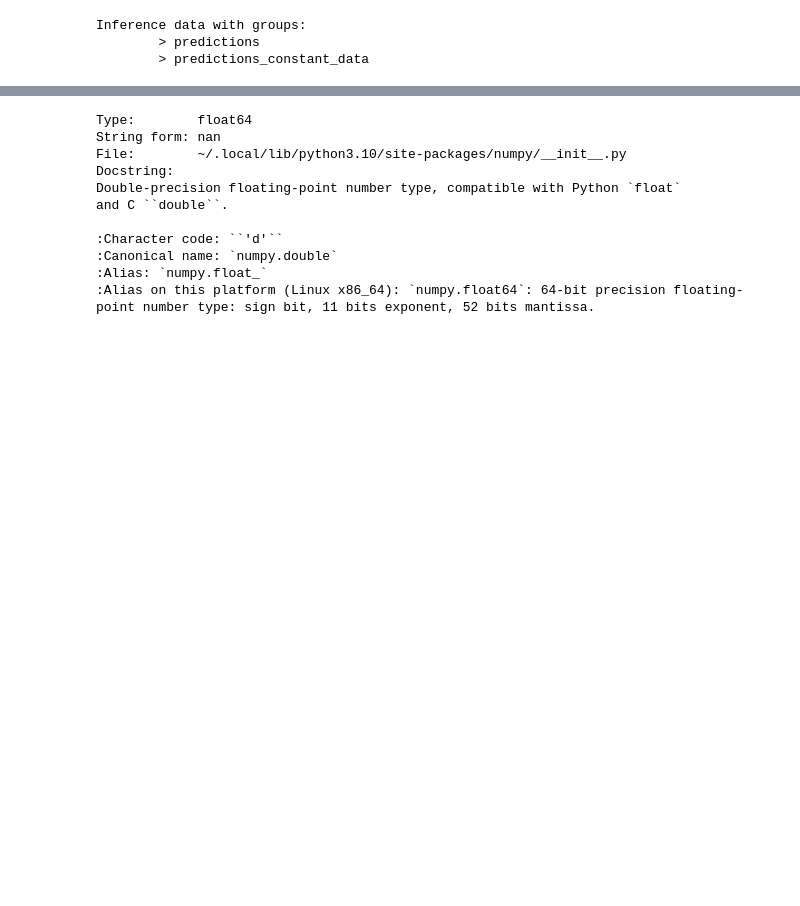
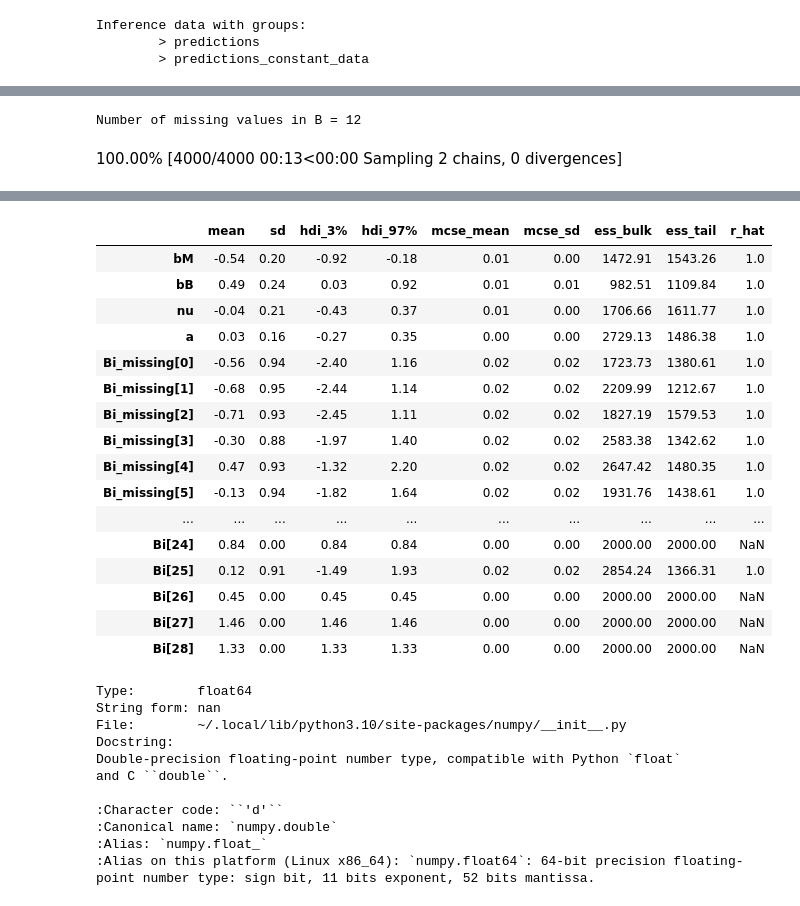
Before and after one commit to guyyos/tusha, a Jupyter notebook: notebooks/test3.ipynb, the cells around one changed output, grey strips where cells are left out. Drawn from its saved outputs; the diff is of its cells as text; code cells hidden in the pictures; blank space fills up the shorter version.

```diff
--- a/notebooks/test3.ipynb
+++ b/notebooks/test3.ipynb
@@ -193,14 +210,17 @@ with model:
     a1 = pm.Normal(f'a1', mu=0, sigma=1)
     b1 = pm.Normal(f'b1', mu=0, sigma=1)
     mu1 = pm.Deterministic(f'mu_adult', a1+b1*my_vars[f'age_d'])
-    adult = pm.Normal('adult', mu=mu1, sigma=5, observed=my_vars[f'adult_d'])
+
+    sigma_B = pm.Exponential("sigma_B", 1)
+
+    adult = pm.Normal('adult', mu=mu1, sigma=sigma_B, observed=my_vars[f'adult_d'])
 
     a2 = pm.Normal(f'a2', mu=0, sigma=1)
     b21 = pm.Normal(f'b21', mu=0, sigma=1)
     b22 = pm.Normal(f'b22', mu=0, sigma=1)
     mu2 = pm.Deterministic(f'mu_{target}', a2+b21*my_vars[f'age_d']+b22*my_vars[f'adult_d'])
 
-    target_var = pm.Normal(target, mu=mu2, sigma=5, observed=df[target],shape=mu.shape)
+    target_var = pm.Normal(target, mu=mu2, sigma=5, observed=df[target],shape=mu2.shape)
 
     idata = pm.sample(1000, tune=1000)
     # idata = jax.sample_numpyro_nuts()
@@ -216,7 +240,6 @@ Starting values:
 # %%
 df_counterfactual = DataFrame({'age':[5.1,10.1,11,19,20,23,24,25,50,100]})
-df_counterfactual['adultn'] = [np.nan for i in range(len(df_counterfactual))]
-    # adult_d = pm.MutableData('adult_d',df['adultn'])
+df_counterfactual['adultn'] = [20 for i in range(len(df_counterfactual))]
 
 with model:
     pm.set_data({'age_d': df_counterfactual['age'].values})
@@ -260,3 +312,42 @@ df
 | 26 | Ape | Pan paniscus | 0.48 | 21.18 | 11.68 | 67.14 | 40.74 | 70.24 |
 | 27 | Ape | P troglodytes | 0.55 | 36.84 | 9.54 | 53.62 | 33.11 | 76.30 |
 | 28 | Ape | Homo sapiens | 0.71 | 50.49 | 9.84 | 39.67 | 54.95 | 75.49 |
+# %%
+def standardize(series):
+    """Standardize a pandas series"""
+    return (series - series.mean()) / series.std()
+
+
+d = pd.read_csv("../data/milk.csv", sep=";")
+d["neocortex.prop"] = d["neocortex.perc"] / 100
+d["logmass"] = np.log(d["mass"])
+
+K = standardize(d["kcal.per.g"])
+B = standardize(d["neocortex.prop"])
+M = standardize(d["logmass"])
+
+print(f"Number of missing values in B = {np.sum(B.isna())}")
+# %% [output]
+Number of missing values in B = 12
+# %%
+# Impute missing values of B
+
+with pm.Model() as m15_5:
+    sigma_B = pm.Exponential("sigma_B", 1)
+    sigma = pm.Exponential("sigma", 1)
+    bM = pm.Normal("bM", 0, 0.5)
+    bB = pm.Normal("bB", 0, 0.5)
+    nu = pm.Normal("nu", 0, 0.5)
+    a = pm.Normal("a", 0, 0.5)
+
+    # PyMC automatically imputes missing values
+    Bi = pm.Normal("Bi", nu, sigma_B, observed=B)
+
+    mu = a + bB * Bi + bM * M
+
+    Ki = pm.Normal("Ki", mu, sigma, observed=K)
+
+    idata_m15_5 = pm.sample(return_inferencedata=True)
+az.summary(idata_m15_5, round_to=2)
+# %% [output]
+100.00% [4000/4000 00:13<00:00 Sampling 2 chains, 0 divergences]
@@ -263,3 +355,20 @@ df
+|  | mean | sd | hdi_3% | hdi_97% | mcse_mean | mcse_sd | ess_bulk | ess_tail | r_hat |
+| bM | -0.54 | 0.20 | -0.92 | -0.18 | 0.01 | 0.00 | 1472.91 | 1543.26 | 1.0 |
+| bB | 0.49 | 0.24 | 0.03 | 0.92 | 0.01 | 0.01 | 982.51 | 1109.84 | 1.0 |
+| nu | -0.04 | 0.21 | -0.43 | 0.37 | 0.01 | 0.00 | 1706.66 | 1611.77 | 1.0 |
+| a | 0.03 | 0.16 | -0.27 | 0.35 | 0.00 | 0.00 | 2729.13 | 1486.38 | 1.0 |
+| Bi_missing[0] | -0.56 | 0.94 | -2.40 | 1.16 | 0.02 | 0.02 | 1723.73 | 1380.61 | 1.0 |
+| Bi_missing[1] | -0.68 | 0.95 | -2.44 | 1.14 | 0.02 | 0.02 | 2209.99 | 1212.67 | 1.0 |
+| Bi_missing[2] | -0.71 | 0.93 | -2.45 | 1.11 | 0.02 | 0.02 | 1827.19 | 1579.53 | 1.0 |
+| Bi_missing[3] | -0.30 | 0.88 | -1.97 | 1.40 | 0.02 | 0.02 | 2583.38 | 1342.62 | 1.0 |
+| Bi_missing[4] | 0.47 | 0.93 | -1.32 | 2.20 | 0.02 | 0.02 | 2647.42 | 1480.35 | 1.0 |
+| Bi_missing[5] | -0.13 | 0.94 | -1.82 | 1.64 | 0.02 | 0.02 | 1931.76 | 1438.61 | 1.0 |
+| ... | ... | ... | ... | ... | ... | ... | ... | ... | ... |
+| Bi[24] | 0.84 | 0.00 | 0.84 | 0.84 | 0.00 | 0.00 | 2000.00 | 2000.00 | NaN |
+| Bi[25] | 0.12 | 0.91 | -1.49 | 1.93 | 0.02 | 0.02 | 2854.24 | 1366.31 | 1.0 |
+| Bi[26] | 0.45 | 0.00 | 0.45 | 0.45 | 0.00 | 0.00 | 2000.00 | 2000.00 | NaN |
+| Bi[27] | 1.46 | 0.00 | 1.46 | 1.46 | 0.00 | 0.00 | 2000.00 | 2000.00 | NaN |
+| Bi[28] | 1.33 | 0.00 | 1.33 | 1.33 | 0.00 | 0.00 | 2000.00 | 2000.00 | NaN |
 # %%
 vv = df.iloc[1]['neocortex.perc']
 ?vv
```
Also changed, not shown: parts of 14 cells of this notebook, 4 other files.
